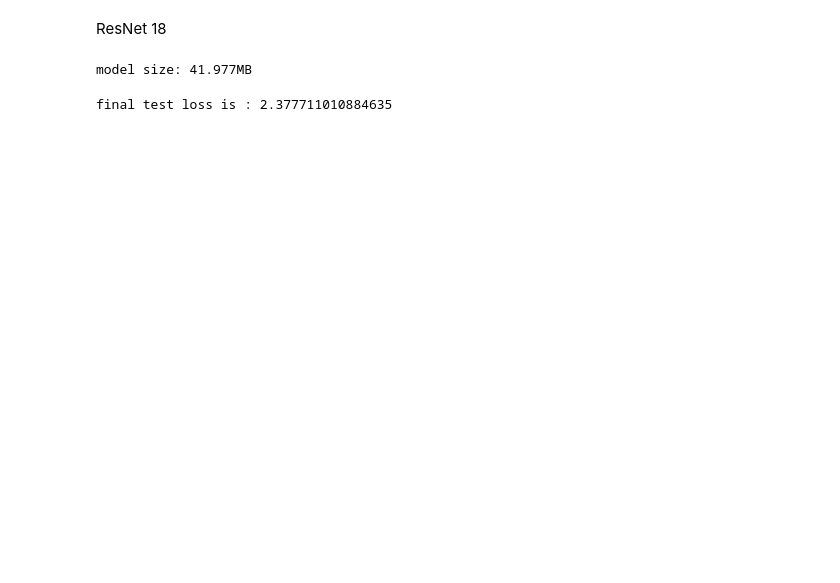
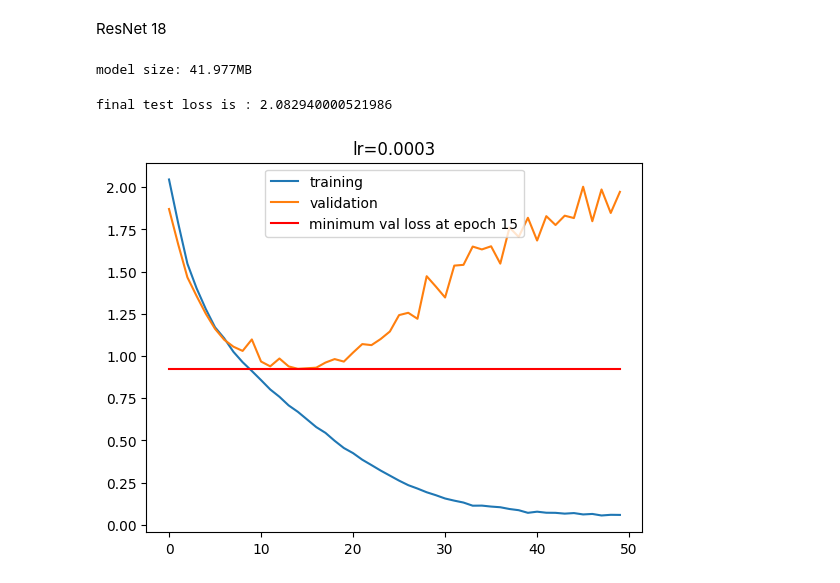
Before and after one commit to krispypancakes/vision-stuff, a Jupyter notebook: notebooks/cifar_convnet.ipynb, the cells around one changed output. Saved outputs shown, nothing was run; the diff lists cells and outputs as text; code cells hidden in the pictures; blank space fills up the shorter version.

```diff
--- a/notebooks/cifar_convnet.ipynb
+++ b/notebooks/cifar_convnet.ipynb
@@ -319,16 +324,24 @@ for i in (t:=trange(epochs)):
     optimizer.step()
     raw_losses.append(loss.item())
     epoch_loss.append(loss.item())
+  # if i == 27:
+  #   criterion = optimizer = optim.Adam(params=[p for p in res18.parameters() if p.requires_grad==True], lr=0.0001)
   # only one per iteration
   losses.append(np.mean(epoch_loss))
-  val_loss = estimate_loss(res18, val_loader, criterion)
-  val_losses.append(val_loss)
-  t.set_description(f"epoch {i+1} | training loss: {losses[-1]} | validation loss: {val_loss}")
+  val_losses.append(estimate_loss(res18, val_loader, criterion))
+  t.set_description(f"epoch {i+1} | training loss: {losses[-1]} | validation loss: {val_losses[-1]}")
 
 test_loss = estimate_loss(res18, test_loader, criterion)
 print(f'final test loss is : {test_loss}')
+# %% [output]
+final test loss is : 2.082940000521986
-# %%
-test_loss = estimate_loss(res18, test_loader, criterion)
-print(f'final test loss is : {test_loss}')
-# %% [output]
-final test loss is : 2.377711010884635
+# %%
+plt.figure()
+plt.title(f'lr={lr}')
+plt.plot(range(epochs), losses, label='training')
+plt.plot(range(epochs), val_losses, label='validation')
+plt.plot(range(epochs), [np.min(val_losses)]*epochs, color='r', label=f'minimum val loss at epoch {np.argmin(val_losses)+1}')
+plt.legend()
+plt.show()
+# %% [output]
+[figure, added]
```
Also changed, not shown: parts of 7 cells of this notebook.
